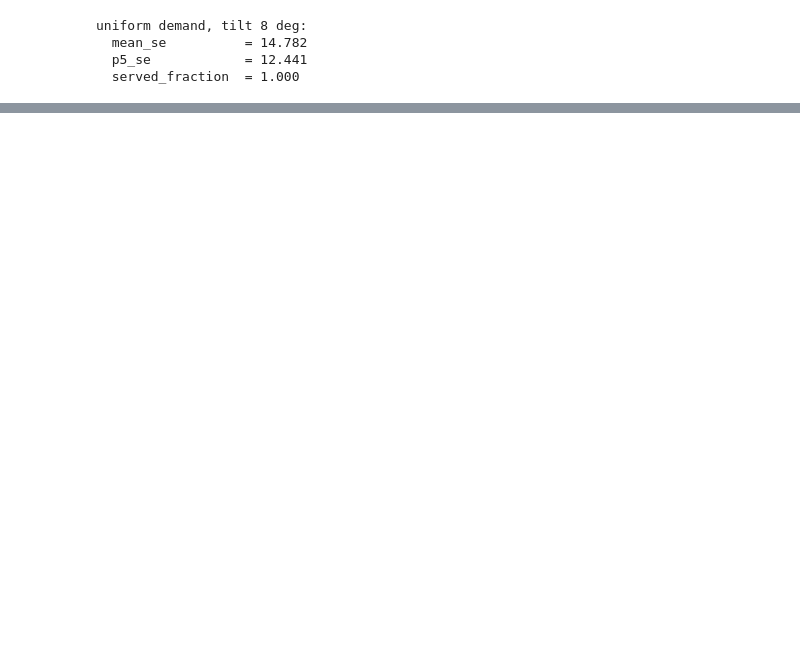
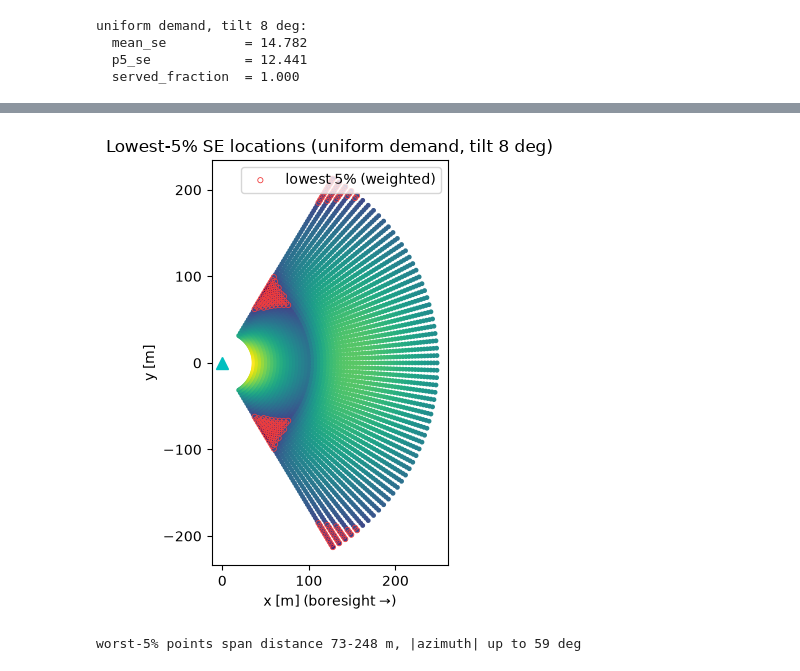
Before and after one commit to Rom5Leo/Telecom_Optimization, a Jupyter notebook: notebooks/antenna_tilt/02_one_antenna_users.ipynb, the cells around one changed output, grey strips where cells are left out. Saved outputs shown, nothing was run; the diff lists cells and outputs as text; code cells hidden in the pictures; blank space fills up the shorter version.

```diff
--- a/notebooks/antenna_tilt/02_one_antenna_users.ipynb
+++ b/notebooks/antenna_tilt/02_one_antenna_users.ipynb
@@ -125,0 +172,19 @@ CCO idea (OQ9) made concrete on our own model.
+# %%
+se8 = spectral_efficiency_field(8.0, dist, az, params=p)
+w = dem_uniform * area
+thr5 = weighted_percentile(se8, w, 5.0)
+low = se8 <= thr5
+
+fig, ax = plt.subplots(figsize=(6.5, 5))
+ax.scatter(x, y, c=se8, s=6, cmap="viridis")
+ax.scatter(x[low], y[low], s=14, facecolors="none", edgecolors="#f03e3e", lw=0.6, label="lowest 5% (weighted)")
+ax.plot(0, 0, "c^", ms=9); ax.set_aspect("equal")
+ax.set_xlabel("x [m] (boresight →)"); ax.set_ylabel("y [m]")
+ax.legend(loc="upper right"); ax.set_title("Lowest-5% SE locations (uniform demand, tilt 8 deg)")
+plt.tight_layout(); plt.show()
+
+print(f"worst-5% points span distance {dist[low].min():.0f}-{dist[low].max():.0f} m, "
+      f"|azimuth| up to {np.abs(az[low]).max():.0f} deg")
+# %% [output]
+[figure, added]
+worst-5% points span distance 73-248 m, |azimuth| up to 59 deg
```
Also changed, not shown: parts of 25 cells of this notebook, 1 other file.
